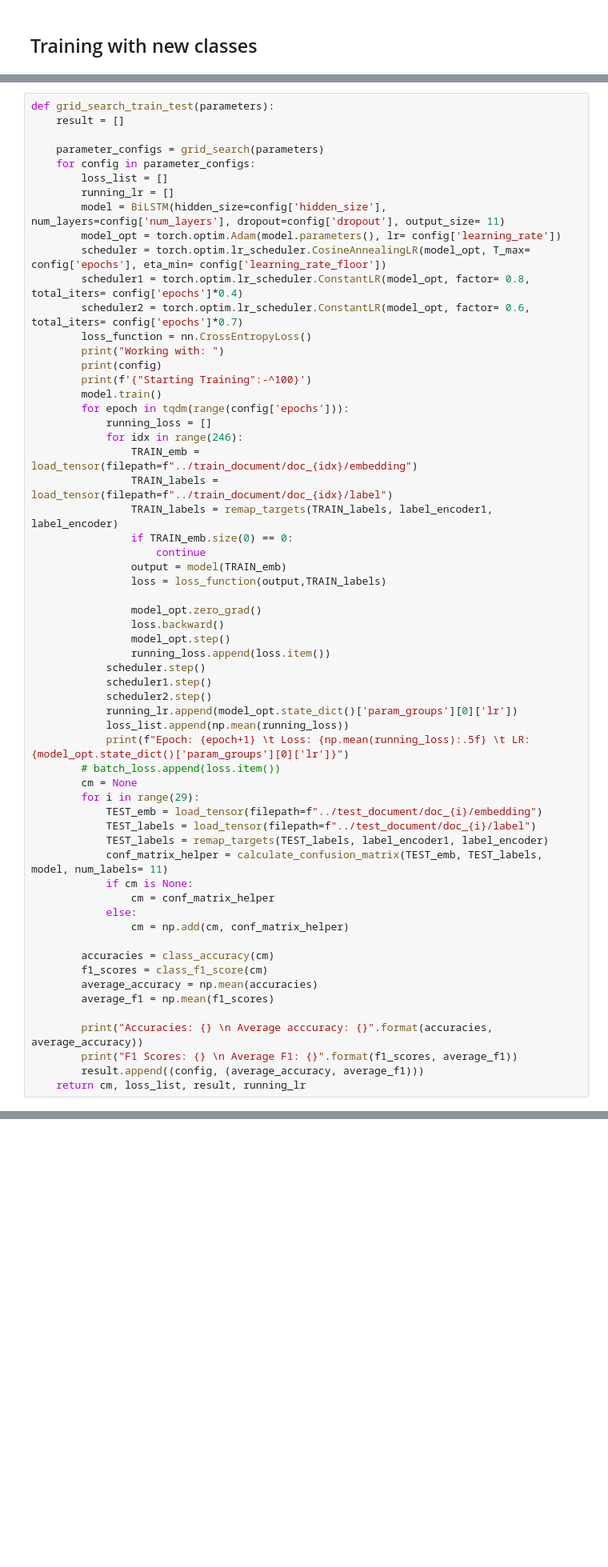
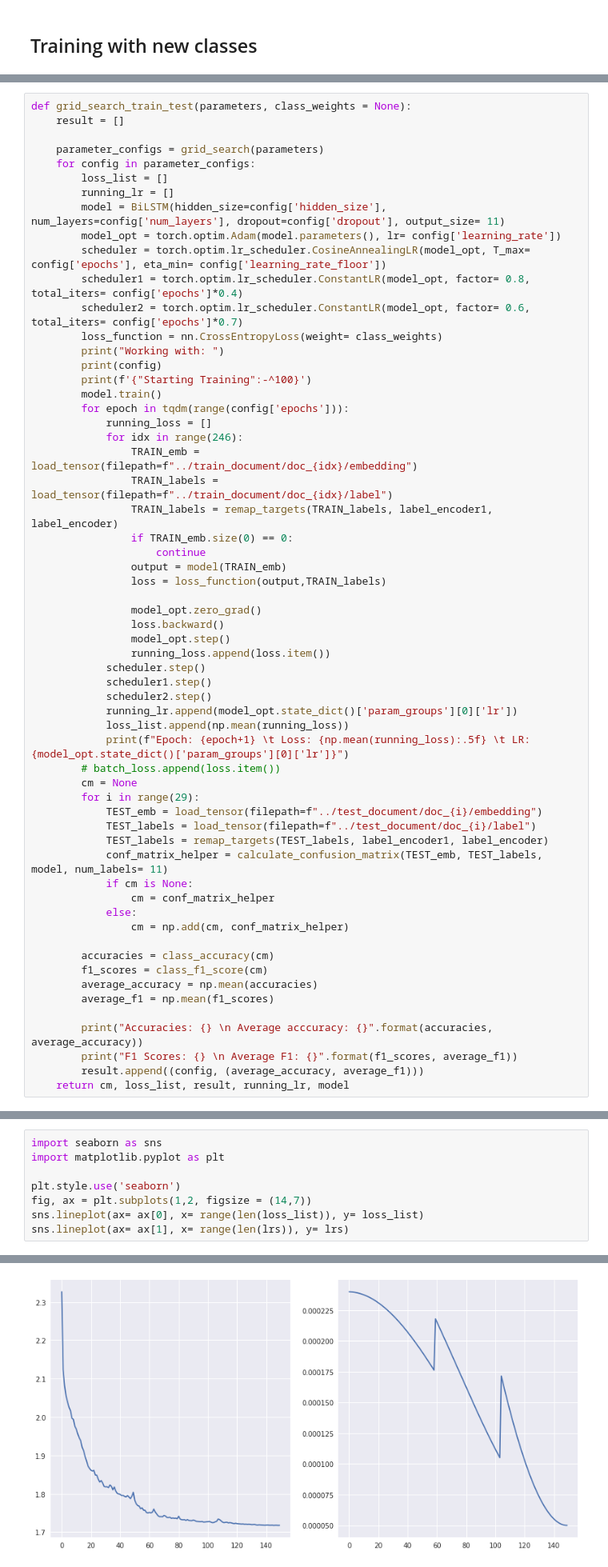
Before and after one commit to tsither/Rhetorical-Role-Classifier, a Jupyter notebook: jupyter_notebooks/kshitij_test.ipynb, the cells around one changed output, grey strips where cells are left out. Shown at 80% size. Saved outputs shown, nothing was run; the diff lists cells and outputs as text; blank space fills up the shorter version.

```diff
--- a/jupyter_notebooks/kshitij_test.ipynb
+++ b/jupyter_notebooks/kshitij_test.ipynb
@@ -272,7 +222,7 @@ class BiLSTM(nn.Module):
 
         return out
 # %%
-def grid_search_train_test(parameters):
+def grid_search_train_test(parameters, class_weights = None):
     result = []
 
     parameter_configs = grid_search(parameters)
@@ -284,7 +234,7 @@ def grid_search_train_test(parameters):
         scheduler = torch.optim.lr_scheduler.CosineAnnealingLR(model_opt, T_max= config['epochs'], eta_min= config['learning_rate_floor'])
         scheduler1 = torch.optim.lr_scheduler.ConstantLR(model_opt, factor= 0.8, total_iters= config['epochs']*0.4)
         scheduler2 = torch.optim.lr_scheduler.ConstantLR(model_opt, factor= 0.6, total_iters= config['epochs']*0.7)
-        loss_function = nn.CrossEntropyLoss()
+        loss_function = nn.CrossEntropyLoss(weight= class_weights)
         print("Working with: ")
         print(config)
         print(f'{"Starting Training":-^100}')
@@ -330,7 +280,7 @@ def grid_search_train_test(parameters):
         print("Accuracies: {} \n Average acccuracy: {}".format(accuracies, average_accuracy))
         print("F1 Scores: {} \n Average F1: {}".format(f1_scores, average_f1))
         result.append((config, (average_accuracy, average_f1)))
-    return cm, loss_list, result, running_lr
+    return cm, loss_list, result, running_lr, model
 # %%
 parameter_configs = {
     'epochs': [200],
@@ -394,0 +386,9 @@ plot_confusion_matrix(np.divide(cm, np.sum(cm,axis=0)))
+# %%
+import seaborn as sns
+import matplotlib.pyplot as plt
+
+plt.style.use('seaborn')
+fig, ax = plt.subplots(1,2, figsize = (14,7))
+sns.lineplot(ax= ax[0], x= range(len(loss_list)), y= loss_list)
+sns.lineplot(ax= ax[1], x= range(len(lrs)), y= lrs)
+# %% [output]
@@ -395 +396,2 @@ plot_confusion_matrix(np.divide(cm, np.sum(cm,axis=0)))
+[figure, added]
 # %%
```
Also changed, not shown: parts of 38 cells of this notebook, 2 other files.
